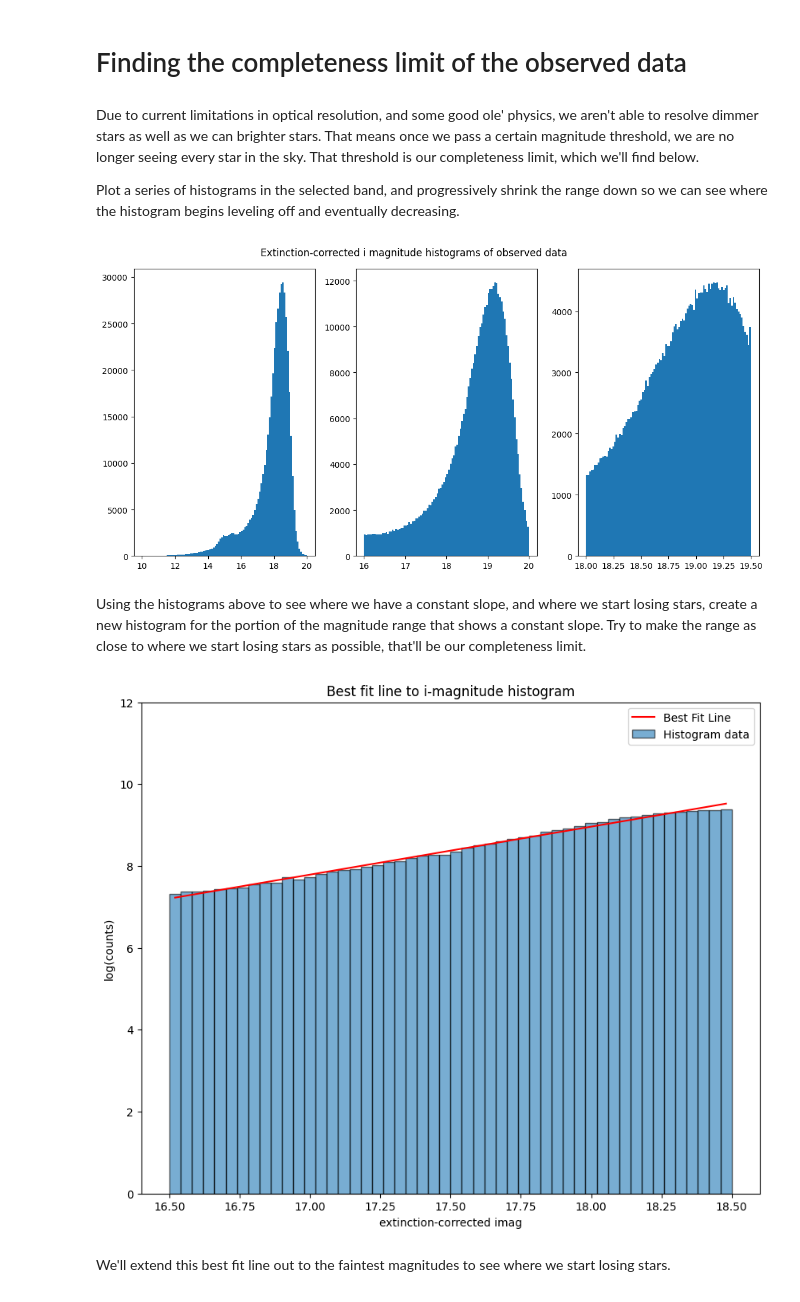
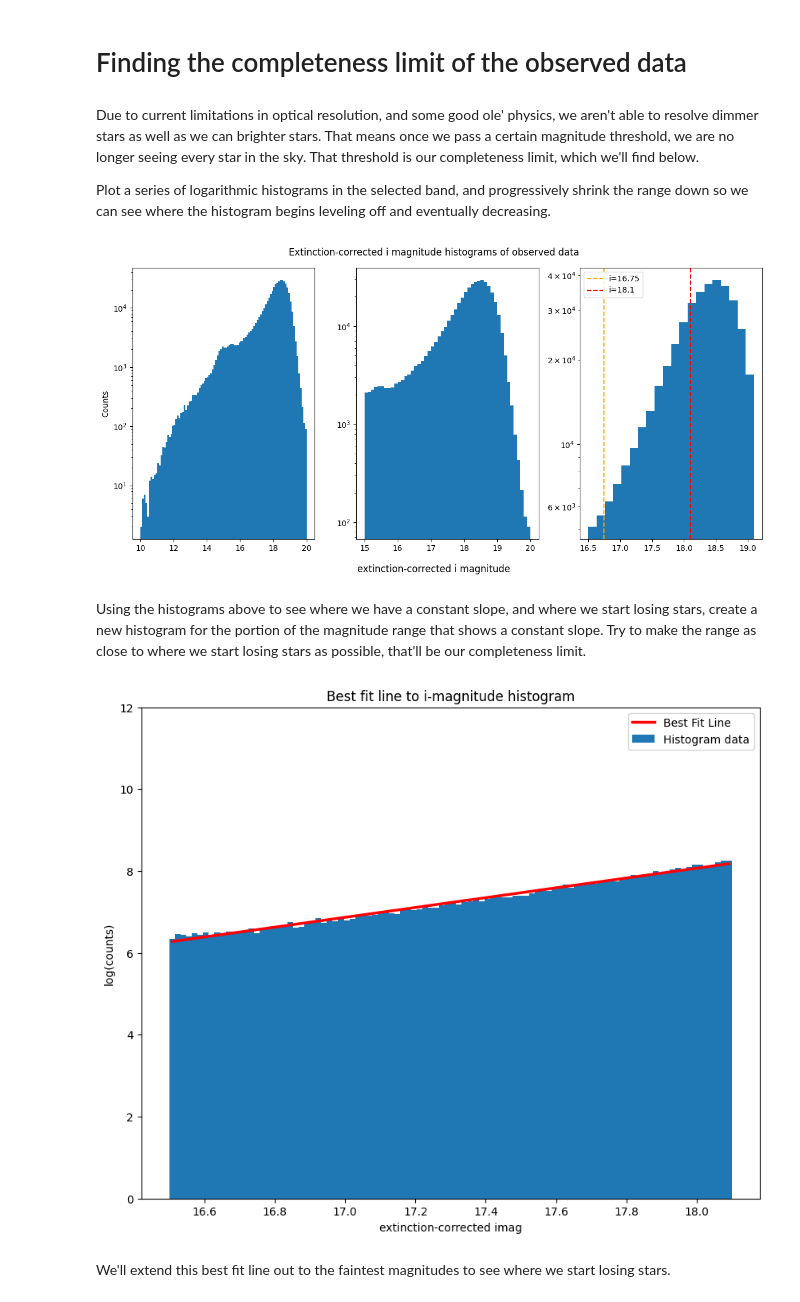
Before and after one commit to mcadamsean/cluster-membership, a Jupyter notebook: notebooks/completeness_limit.ipynb, the cells around one changed output. Saved outputs shown, nothing was run; the diff lists cells and outputs as text; code cells hidden in the pictures.

```diff
--- a/notebooks/completeness_limit.ipynb
+++ b/notebooks/completeness_limit.ipynb
@@ -18,18 +12,16 @@ from matplotlib.patches import Circle
 observed_df_raw = pd.read_csv('C:/Users/smick/Desktop/Research/data/NGC6569_gaia_withRVs.csv')
 observed_df_raw = observed_df_raw.dropna(subset=['pmra', 'pmdec', 'parallax']) # we only want stars with observed motions and parallax
 # %%
-# Correct for extinction before truncating. This is needed to reduce the significant impact of the dust lanes on the observed star densities
-observed_df_raw['gmag_extcorr'] = observed_df_raw['gmag'] - observed_df_raw['Ag']
-observed_df_raw['rmag_extcorr'] = observed_df_raw['rmag'] - observed_df_raw['Ar']
+# Correct for extinction by subtracting away the extinction estimate for each star
 observed_df_raw['imag_extcorr'] = observed_df_raw['imag'] - observed_df_raw['Ai']
-observed_df_raw['zmag_extcorr'] = observed_df_raw['zmag'] - observed_df_raw['Az']
+
 
 # Calculate average extinction in 'i' band
 avg_ext_i = np.mean(observed_df_raw['Ai'])
 # %% [markdown]
 Due to current limitations in optical resolution, and some good ole' physics, we aren't able to resolve dimmer stars as well as we can brighter stars. That means once we pass a certain magnitude threshold, we are no longer seeing every star in the sky. That threshold is our completeness limit, which we'll find below.
 
-Plot a series of histograms in the selected band, and progressively shrink the range down so we can see where the histogram begins leveling off and eventually decreasing.
+Plot a series of logarithmic histograms in the selected band, and progressively shrink the range down so we can see where the histogram begins leveling off and eventually decreasing.
 # %%
 fig, axs = plt.subplots(1, 3, figsize=(12, 6))
 axs.ravel()
@@ -37,22 +29,32 @@ fig.suptitle('Extinction-corrected i magnitude histograms of observed data')
 
 # First take a look at the whole range of magnitude values
 full_hist = axs[0].hist(observed_df_raw['imag_extcorr'], range=(10, 20), bins=100)
+axs[0].set_ylabel('Counts')
+axs[0].set_yscale('log')
 
 # Enhance (zoom in)
-zoom1_hist = axs[1].hist(observed_df_raw['imag'], range=(16, 20), bins=100)
+zoom1_hist = axs[1].hist(observed_df_raw['imag_extcorr'], range=(15, 20), bins=50)
+axs[1].set_yscale('log')
 
 # Enhance again
-zoom2_hist = axs[2].hist(observed_df_raw['imag'], range=(18, 19.5), bins=100)
+zoom2_hist = axs[2].hist(observed_df_raw['imag_extcorr'], range=(16.5, 19.1), bins=20)
+axs[2].set_yscale('log')
 
-plt.tight_layout(rect=[0.05, 0.05, 1, 1])
+# Visualize where the slope is constant
+axs[2].axvline(16.75, color='orange', linestyle='dashed', label='i=16.75')
+axs[2].axvline(18.1, color='red', linestyle='dashed', label='i=18.1')
+axs[2].legend()
+
+fig.supxlabel('extinction-corrected i magnitude')
+plt.tight_layout(rect=[-0.005, -0.005, 1, 1])
 plt.show()
 # %% [output]
-[figure, old version]
+[figure, new version]
 # %% [markdown]
 Using the histograms above to see where we have a constant slope, and where we start losing stars, create a new histogram for the portion of the magnitude range that shows a constant slope. Try to make the range as close to where we start losing stars as possible, that'll be our completeness limit.
 # %%
 # Make a histogram for just the values that have a constant slope in the plots above
-slope_hist = np.histogram(observed_df_raw['imag_extcorr'], range=(16.5,18.5), bins=50)
+slope_hist = np.histogram(observed_df_raw['imag_extcorr'], range=(16.5,18.1), bins=100)
 
 # Pull edges and counts from histogram data
 counts = slope_hist[0]
@@ -60,36 +62,36 @@ edges = slope_hist[1]
 
 # Initialize list for bin centers
 centers = list()
 
 # Take logarithm of bin counts
 log_counts=np.log(counts)
 
 # Calculate bin centers using the edges
 for i in range(len(log_counts)):
     center = (edges[i]+ edges[i+1]) / 2
     centers.append(center)
 
 # Convert bin centers to array for plotting
 centers = np.array(centers)
 
 # Calculate the coefficients of the best fit line
 coefficients = np.polyfit(centers,log_counts,1) # 1 specifies degree of polynomial
 
 # Evaluates polynomial at center values to create best fit line
 fit_line = np.polyval(coefficients, centers)
 
 # Plot the best fit line and make sure it fits the counts
 fig,ax =plt.subplots(figsize=(10,8))
 plt.title('Best fit line to i-magnitude histogram')
-plt.bar(centers, log_counts, width=(edges[1] - edges[0]), alpha=0.6, label='Histogram data', edgecolor='black')
-plt.plot(centers, fit_line, label='Best Fit Line', color='red')
+plt.bar(centers, log_counts, width=(edges[1] - edges[0]), label='Histogram data')
+plt.plot(centers, fit_line, label='Best Fit Line', color='red', linewidth=2.5)
 plt.ylabel('log(counts)')
 plt.ylim(0,12)
 plt.xlabel('extinction-corrected imag')
 plt.legend()
 plt.show()
 # %% [output]
-[figure, old version]
+[figure, new version]
 # %% [markdown]
 We'll extend this best fit line out to the faintest magnitudes to see where we start losing stars.
 # %%
```
Also changed, not shown: parts of 3 cells of this notebook.
